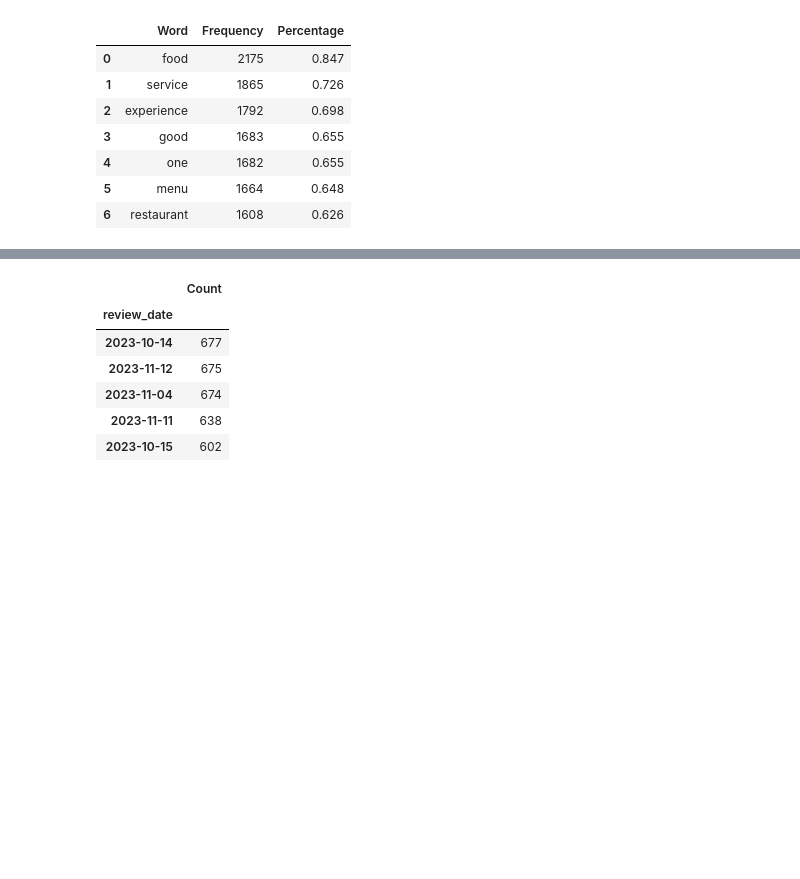
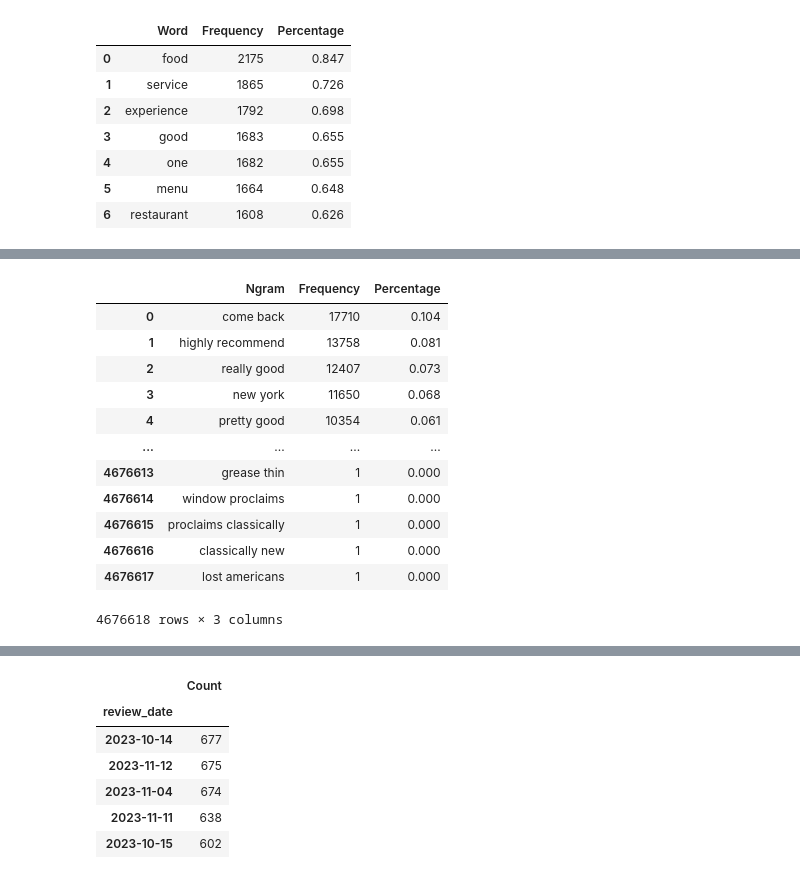
Before and after one commit to mabdullah-nyu/DSGA-1007-Project, a Jupyter notebook: analysis.ipynb, the cells around one changed output, grey strips where cells are left out. Drawn from its saved outputs; the diff is of its cells as text; code cells hidden in the pictures; blank space fills up the shorter version.

Commit message:
Analysis base done. To clean, functionalize, and apply

```diff
--- a/analysis.ipynb
+++ b/analysis.ipynb
@@ -1201,0 +1099,47 @@ Text(0.5, 1.0, 'Frequency of N-grams in All Reviews (Top 10). # N-grams = 168491
+# %%
+# Michelin n-grams
+# Generate n_grams (whole thing, truth, and false)
+n_grams_total = list(ngrams(word_freq_total, 2))
+n_grams_truth = list(ngrams(word_freq_truth_total, 2))
+n_grams_false = list(ngrams(word_freq_false_total, 2))
+
+# Feed into NLTK Freq Dist
+freq_dist_total = FreqDist(n_grams_total)
+freq_dist_truth = FreqDist(n_grams_truth)
+freq_dist_false = FreqDist(n_grams_false)
+
+# Get top n-grams into a dataframe
+ngram_df_total = pd.DataFrame(freq_dist_total.most_common(),
+                        columns=['Ngram', 'Frequency'])
+
+ngram_df_total['Ngram'] = ngram_df_total['Ngram'].apply(' '.join)
+ngram_df_total['Percentage'] = round(100*ngram_df_total['Frequency'] / len(n_grams_total), 3)
+
+# Truth case
+ngram_df_truth = pd.DataFrame(freq_dist_truth.most_common(10),
+                        columns=['Ngram', 'Frequency'])
+
+ngram_df_truth['Ngram'] = ngram_df_truth['Ngram'].apply(' '.join)
+ngram_df_truth['Percentage'] = round(100*ngram_df_truth['Frequency'] / len(n_grams_truth), 3)
+
+# False case
+ngram_df_false = pd.DataFrame(freq_dist_false.most_common(10),
+                        columns=['Ngram', 'Frequency'])
+
+ngram_df_false['Ngram'] = ngram_df_false['Ngram'].apply(' '.join)
+ngram_df_false['Percentage'] = round(100*ngram_df_false['Frequency'] / len(n_grams_false), 3)
+ngram_df_total
+# %% [output]
+|  | Ngram | Frequency | Percentage |
+| 0 | come back | 17710 | 0.104 |
+| 1 | highly recommend | 13758 | 0.081 |
+| 2 | really good | 12407 | 0.073 |
+| 3 | new york | 11650 | 0.068 |
+| 4 | pretty good | 10354 | 0.061 |
+| ... | ... | ... | ... |
+| 4676613 | grease thin | 1 | 0.000 |
+| 4676614 | window proclaims | 1 | 0.000 |
+| 4676615 | proclaims classically | 1 | 0.000 |
+| 4676616 | classically new | 1 | 0.000 |
+| 4676617 | lost americans | 1 | 0.000 |
+4676618 rows × 3 columns
```
Also changed, not shown: parts of 26 cells of this notebook.
